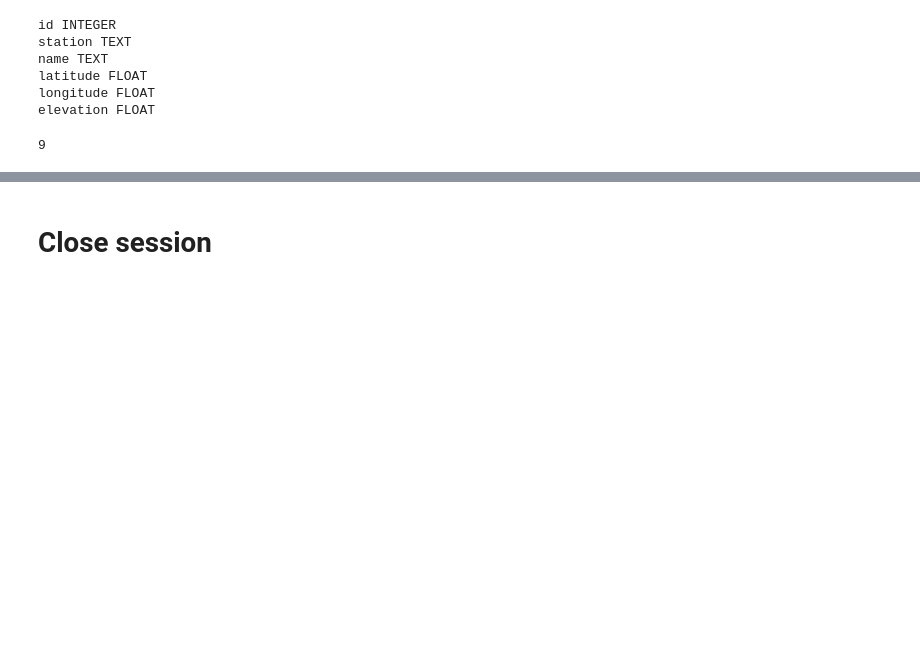
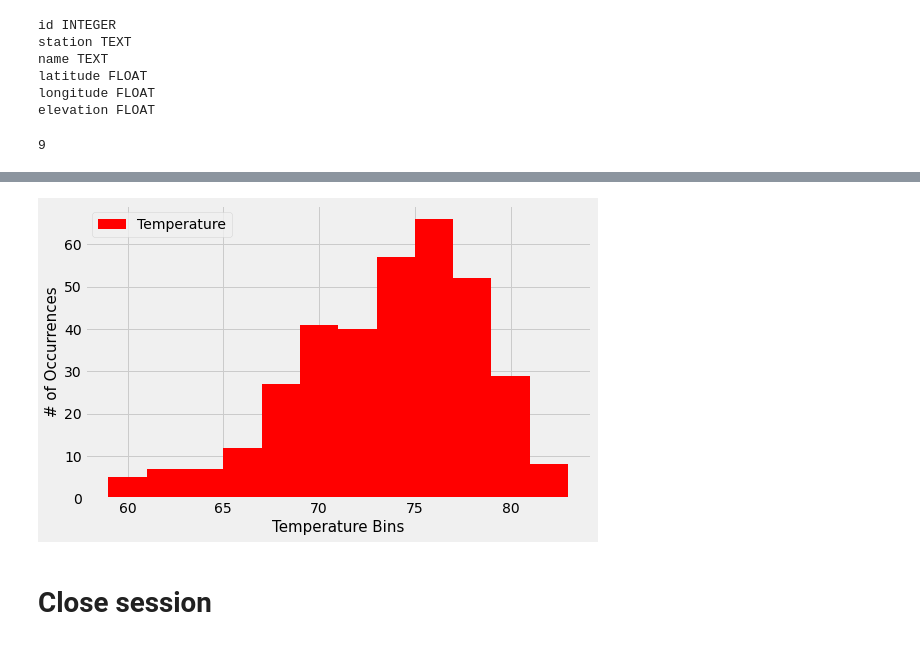
Before and after one commit to kellyahenriksen/sqlalchemy-challenge, a Jupyter notebook: climate_starter.ipynb, the cells around one changed output, grey strips where cells are left out. Saved outputs shown, nothing was run; the diff lists cells and outputs as text; code cells hidden in the pictures; blank space fills up the shorter version.

```diff
--- a/climate_starter.ipynb
+++ b/climate_starter.ipynb
@@ -76,18 +76,18 @@ print(most_recent_date.date)
 
 # Calculate the date one year from the last date in data set.
 
-# one_year_ago = most_recent_date.date - 365
-# print(one_year_ago)
+one_year_ago = dt.date(2017, 8, 23) - dt.timedelta(days=365)
+print(one_year_ago)
 
-date = dt.datetime(2016, 8, 23)
+# date = dt.datetime(2016, 8, 23)
 
 # Perform a query to retrieve the data and precipitation scores
 
-# year_of_precip = session.query(Measurement.date, Measurement.prcp).filter(Measurement.date > one_year_ago)
+# year_of_precip = session.query(Measurement.date, Measurement.prcp).filter(Measurement.date > date)
 # for row in year_of_precip:
 #     print(row)
 
-results = session.query(Measurement.date, Measurement.prcp).filter(Measurement.date > date).all()
+results = session.query(Measurement.date, Measurement.prcp).filter(Measurement.date > one_year_ago).all()
 
 # List comprehension solution
 prcp_rows = [{"Date": result[0], "Precipitation": result[1]} for result in results]
@@ -154,3 +173,10 @@ AttributeError: Neither 'InstrumentedAttribute' object nor 'Comparator' object a
 # %%
 # Using the most active station id
 # Query the last 12 months of temperature observation data for this station and plot the results as a histogram
+tobs_twelve = session.query(Measurement.tobs)\
+    .filter(Measurement.date > one_year_ago)\
+    .filter(Measurement.station == "USC00519281")\
+    .order_by(Measurement.tobs).all()
+# %%
+tobs_df = pd.DataFrame(tobs_twelve, columns=['temp'])
+tobs_df.head()
@@ -157,3 +190,16 @@ AttributeError: Neither 'InstrumentedAttribute' object nor 'Comparator' object a
+# %%
+plt.subplots(figsize=(8,5))
+
+plt.hist(tobs_df['temp'], bins=12, color="red")
+plt.xlabel('Temperature Bins', fontsize=15)
+plt.ylabel("# of Occurrences", fontsize=15)
+labels = ['Temperature']
+plt.legend(labels)
+plt.tight_layout()
+plt.savefig('temperature_hist.png')
+plt.show()
+# %% [output]
+[figure, added]
 # %% [markdown]
 # Close session
 # %%
```
Also changed, not shown: parts of 5 cells of this notebook, 2 other files.
